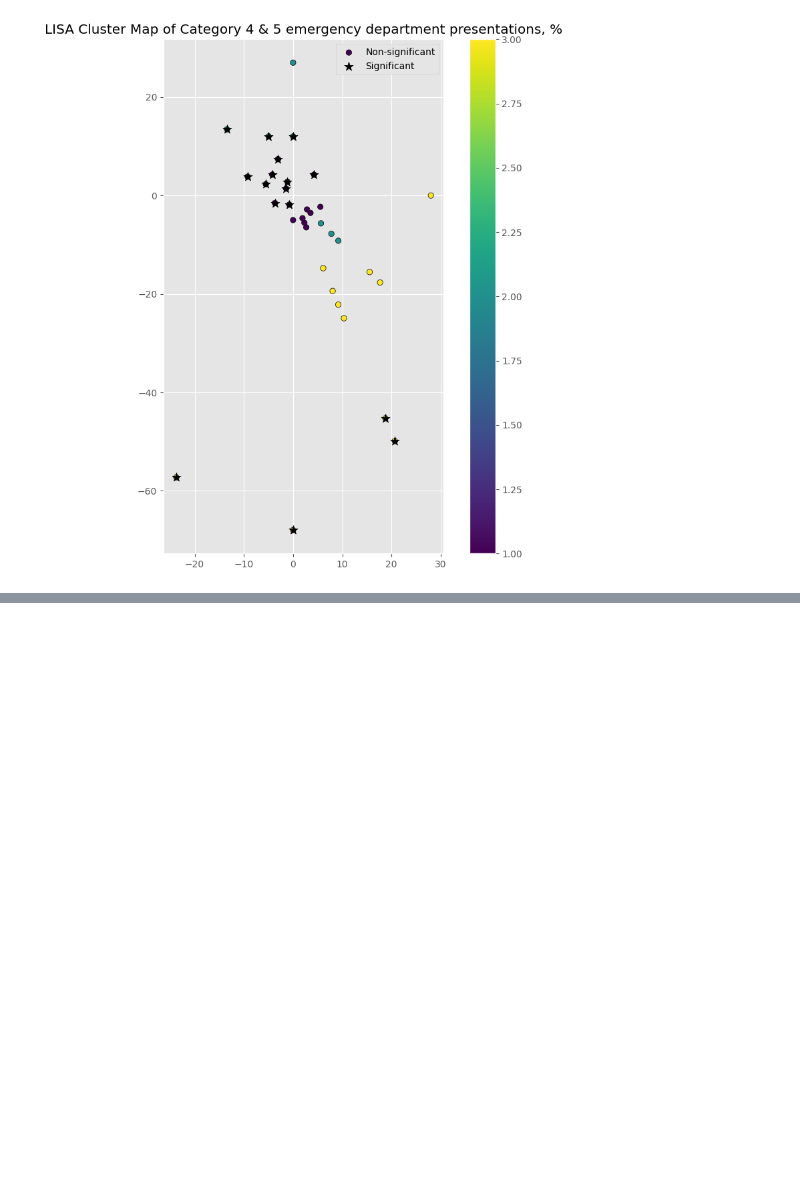
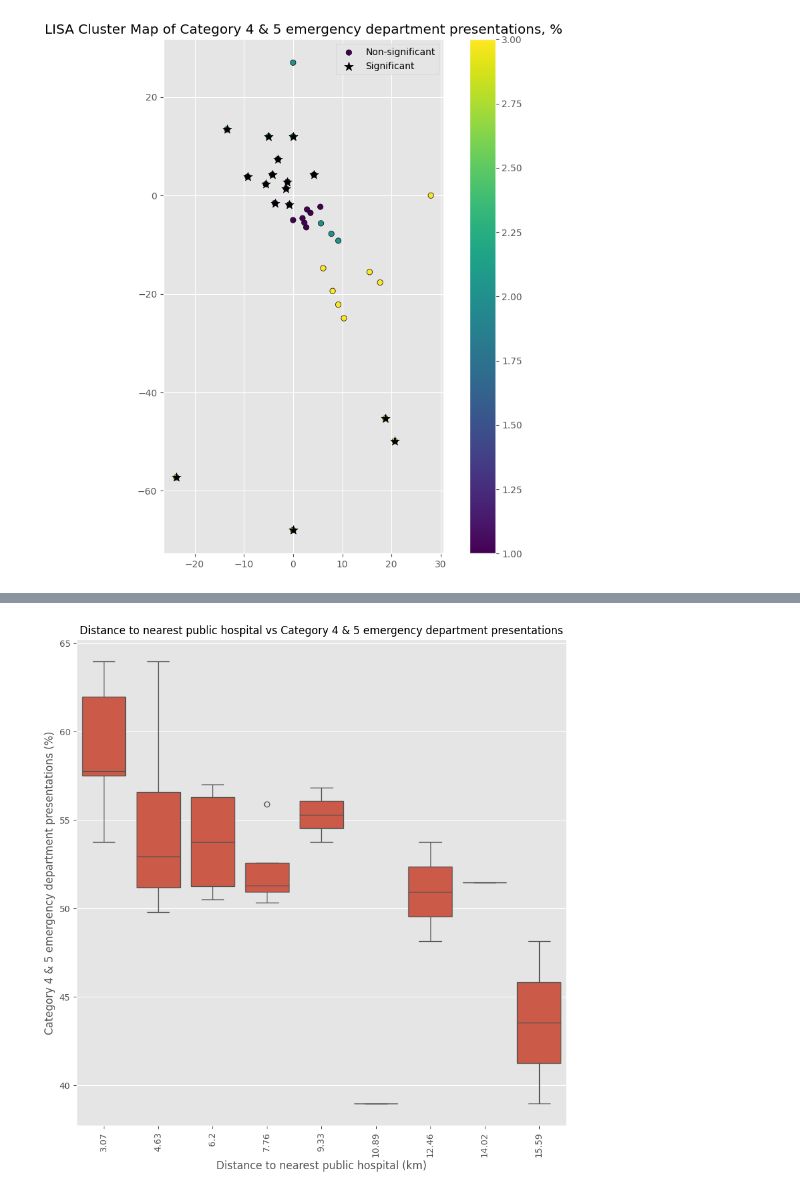
Before and after one commit to Subhasis-Biswas/ML4CPS_Project2, a Jupyter notebook: access_to_healthcare.ipynb, the cells around one changed output, grey strips where cells are left out. Cells and saved outputs as stored; diff of their text form; code cells hidden in the pictures; blank space fills up the shorter version.

```diff
--- a/access_to_healthcare.ipynb
+++ b/access_to_healthcare.ipynb
@@ -950,0 +1060,16 @@ Significant clusters
+# %%
+# sort the bins based on the end points
+nearest_from_data_for_sort=nearest_from_data.copy(deep=True)
+nearest_from_data_for_sort['Distance Bin']=nearest_from_data_for_sort['Distance Bin'].apply(lambda x: float(x.split(',')[1].split(']')[0]))
+nearest_from_data_for_sort=nearest_from_data_for_sort.sort_values('Distance Bin')
+
+# plot the distance bins vs 'Category 4 & 5 emergency department presentations, %'
+plt.figure(figsize=(10,10))
+sns.boxplot(x=nearest_from_data_for_sort['Distance Bin'],y=hospital_data['Category 4 & 5 emergency department presentations, %'])
+plt.xticks(rotation=90)
+plt.xlabel('Distance to nearest public hospital (km)')
+plt.ylabel('Category 4 & 5 emergency department presentations (%)')
+plt.title('Distance to nearest public hospital vs Category 4 & 5 emergency department presentations',fontsize=12)
+plt.show()
+# %% [output]
+[figure, added]
```
Also changed, not shown: parts of 26 cells of this notebook, 1 other file.
